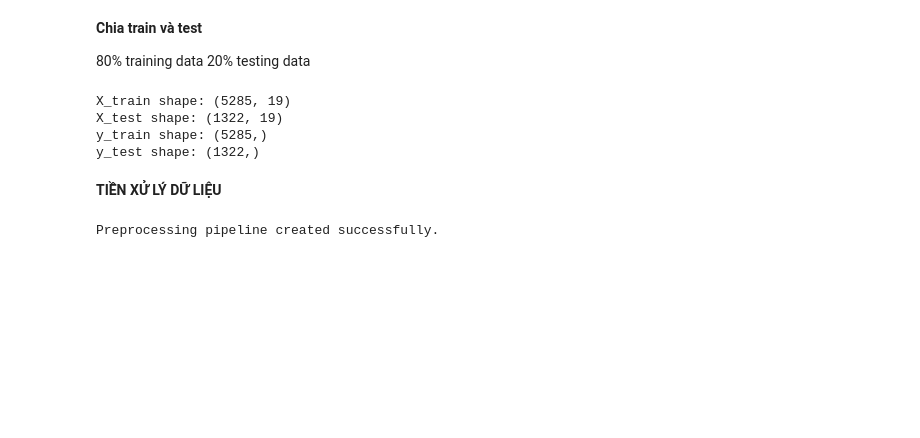
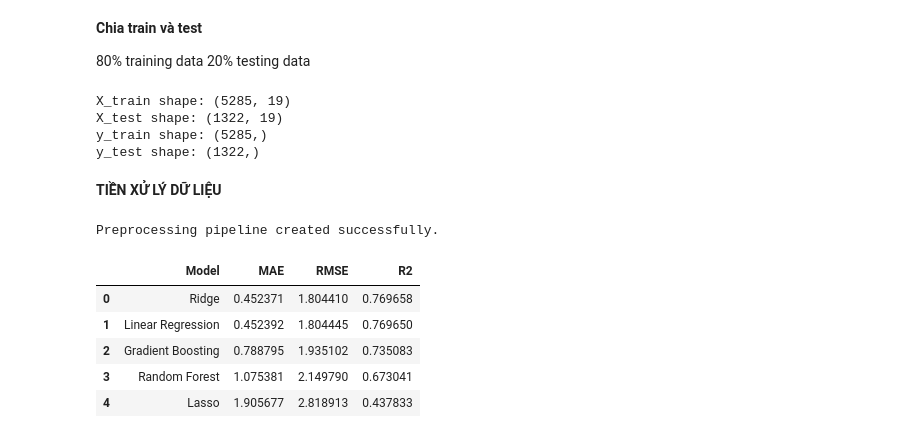
Before and after one commit to thuyntp26/LinearRegression, a Jupyter notebook: hoiquy_student.ipynb, the cells around one changed output. Drawn from its saved outputs; the diff is of its cells as text; code cells hidden in the pictures; blank space fills up the shorter version.

```diff
--- a/hoiquy_student.ipynb
+++ b/hoiquy_student.ipynb
@@ -326,0 +351,39 @@ Preprocessing pipeline created successfully.
+# %%
+from sklearn.linear_model import LinearRegression, Ridge, Lasso
+from sklearn.ensemble import RandomForestRegressor, GradientBoostingRegressor
+from sklearn.metrics import mean_absolute_error, mean_squared_error, r2_score
+import numpy as np
+
+# =========================
+# MODEL TRAINING
+# =========================
+results = []
+
+models = {
+    "Linear Regression": LinearRegression(),
+    "Ridge": Ridge(),
+    "Lasso": Lasso(),
+    "Random Forest": RandomForestRegressor(
+        n_estimators=300,
+        random_state=42,
+        n_jobs=-1
+    ),
+    "Gradient Boosting": GradientBoostingRegressor(random_state=42)
+}
+
+trained_pipelines = {}
+
+for name, model in models.items():
+    result = evaluate_model(name, model, X_train, X_test, y_train, y_test)
+    trained_pipelines[name] = result.pop("Pipeline")
+    results.append(result)
+
+results_df = pd.DataFrame(results).sort_values(by="RMSE").reset_index(drop=True)
+results_df
+# %% [output]
+|  | Model | MAE | RMSE | R2 |
+| 0 | Ridge | 0.452371 | 1.804410 | 0.769658 |
+| 1 | Linear Regression | 0.452392 | 1.804445 | 0.769650 |
+| 2 | Gradient Boosting | 0.788795 | 1.935102 | 0.735083 |
+| 3 | Random Forest | 1.075381 | 2.149790 | 0.673041 |
+| 4 | Lasso | 1.905677 | 2.818913 | 0.437833 |
```
Also changed, not shown: parts of 9 cells of this notebook.
